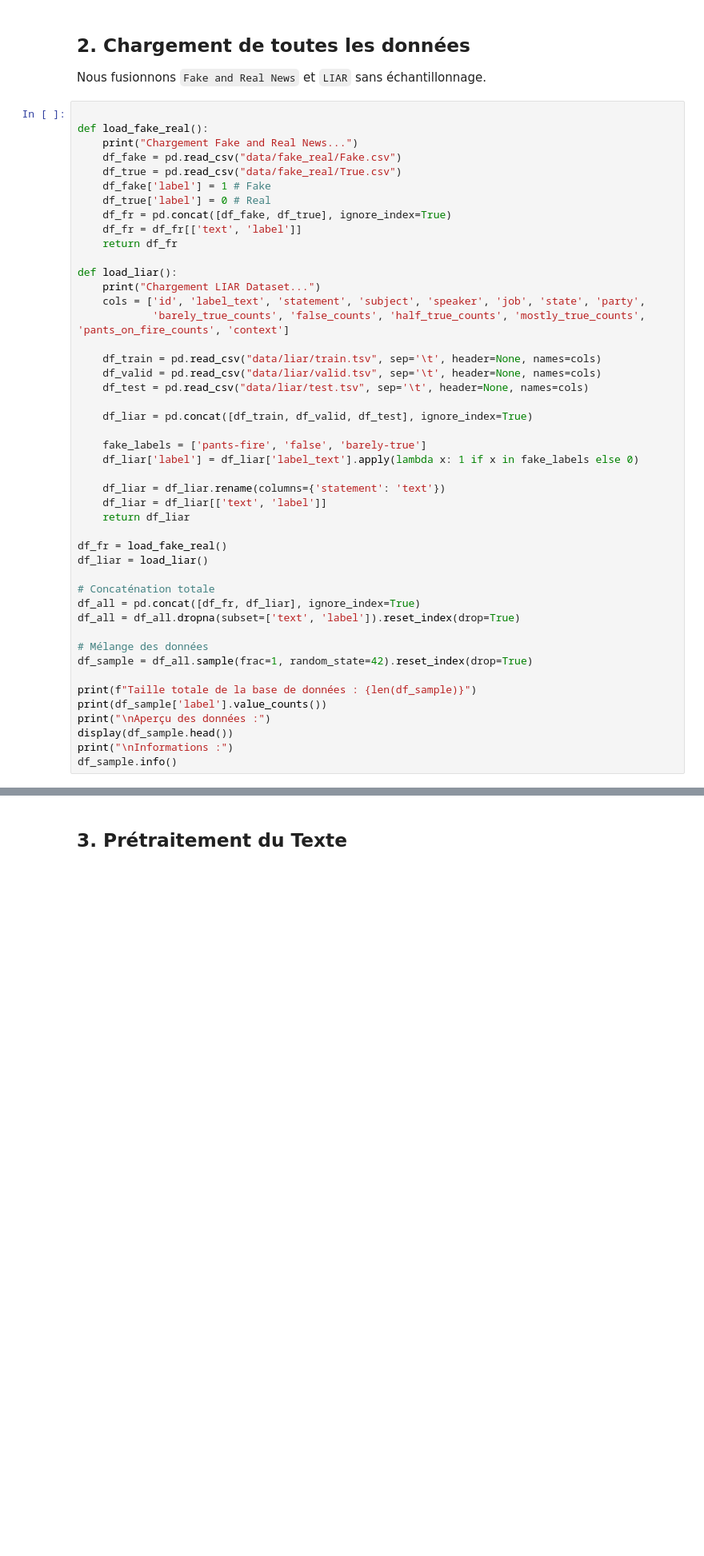
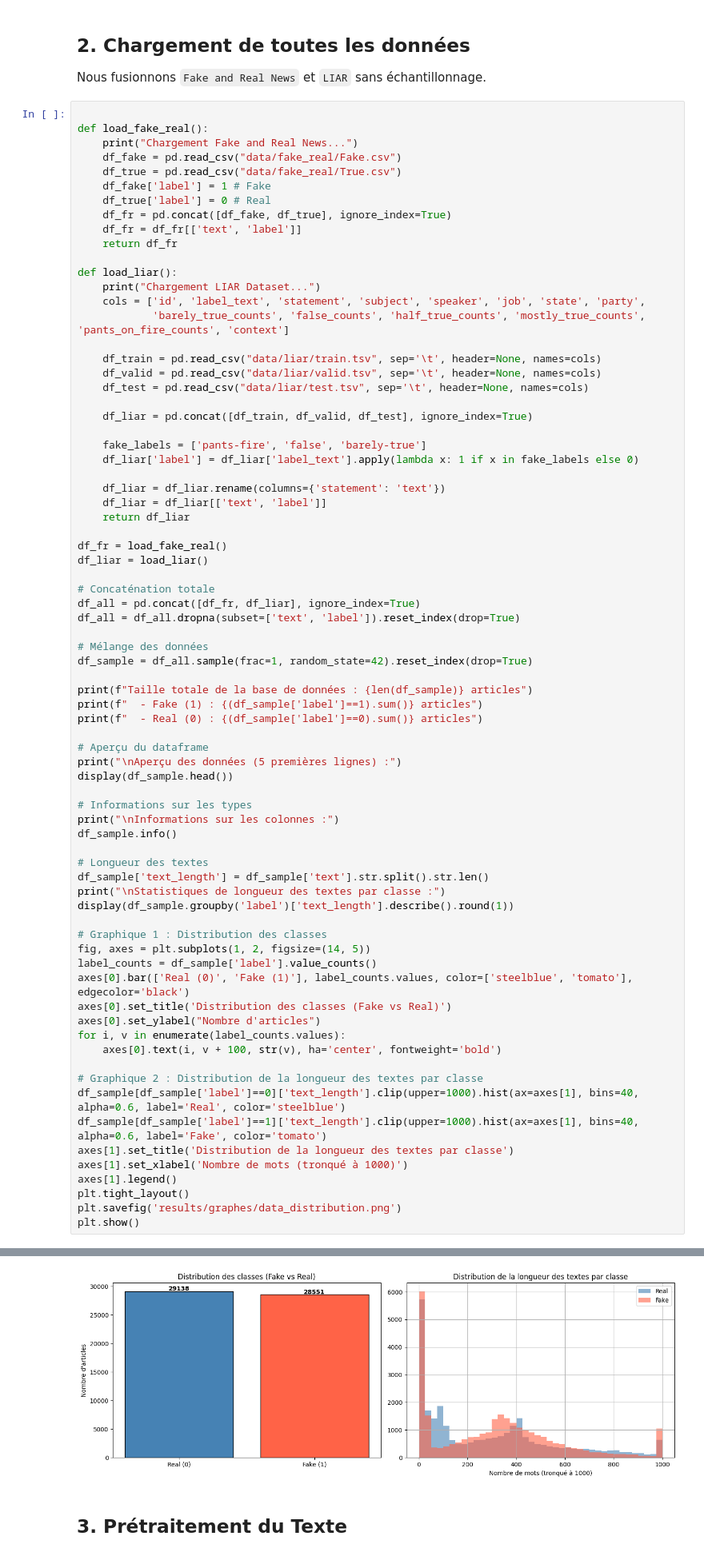
Before and after one commit to OmarElkhali/Fake-News-Detection, a Jupyter notebook: FakeNews_Pipeline_Complete.ipynb, the cells around one changed output, grey strips where cells are left out. Shown at 80% size. Saved outputs shown, nothing was run; the diff lists cells and outputs as text; blank space fills up the shorter version.

Commit message:
update: notebook avec outputs complets (ML, LSTM, DistilBERT, graphiques)

```diff
--- a/FakeNews_Pipeline_Complete.ipynb
+++ b/FakeNews_Pipeline_Complete.ipynb
@@ -96,9 +100,39 @@ df_all = df_all.dropna(subset=['text', 'label']).reset_index(drop=True)
 # Mélange des données
 df_sample = df_all.sample(frac=1, random_state=42).reset_index(drop=True)
 
-print(f"Taille totale de la base de données : {len(df_sample)}")
-print(df_sample['label'].value_counts())
-print("\nAperçu des données :")
+print(f"Taille totale de la base de données : {len(df_sample)} articles")
+print(f"  - Fake (1) : {(df_sample['label']==1).sum()} articles")
+print(f"  - Real (0) : {(df_sample['label']==0).sum()} articles")
+
+# Aperçu du dataframe
+print("\nAperçu des données (5 premières lignes) :")
 display(df_sample.head())
-print("\nInformations :")
+
+# Informations sur les types
+print("\nInformations sur les colonnes :")
 df_sample.info()
+
+# Longueur des textes
+df_sample['text_length'] = df_sample['text'].str.split().str.len()
+print("\nStatistiques de longueur des textes par classe :")
+display(df_sample.groupby('label')['text_length'].describe().round(1))
+
+# Graphique 1 : Distribution des classes
+fig, axes = plt.subplots(1, 2, figsize=(14, 5))
+label_counts = df_sample['label'].value_counts()
+axes[0].bar(['Real (0)', 'Fake (1)'], label_counts.values, color=['steelblue', 'tomato'], edgecolor='black')
+axes[0].set_title('Distribution des classes (Fake vs Real)')
+axes[0].set_ylabel("Nombre d'articles")
+for i, v in enumerate(label_counts.values):
+    axes[0].text(i, v + 100, str(v), ha='center', fontweight='bold')
+
+# Graphique 2 : Distribution de la longueur des textes par classe
+df_sample[df_sample['label']==0]['text_length'].clip(upper=1000).hist(ax=axes[1], bins=40, alpha=0.6, label='Real', color='steelblue')
+df_sample[df_sample['label']==1]['text_length'].clip(upper=1000).hist(ax=axes[1], bins=40, alpha=0.6, label='Fake', color='tomato')
+axes[1].set_title('Distribution de la longueur des textes par classe')
+axes[1].set_xlabel('Nombre de mots (tronqué à 1000)')
+axes[1].legend()
+plt.tight_layout()
+plt.savefig('results/graphes/data_distribution.png')
+plt.show()
+# %% [output]
@@ -105,3 +168,4 @@ df_sample.info()
+[figure, added]
 # %% [markdown]
 
 ## 3. Prétraitement du Texte
```
Also changed, not shown: parts of 17 cells of this notebook.
